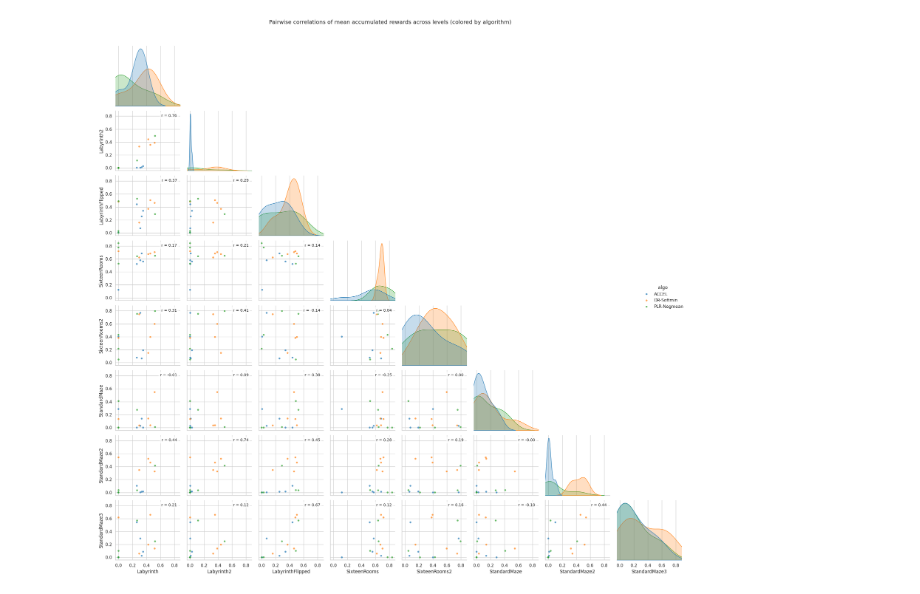
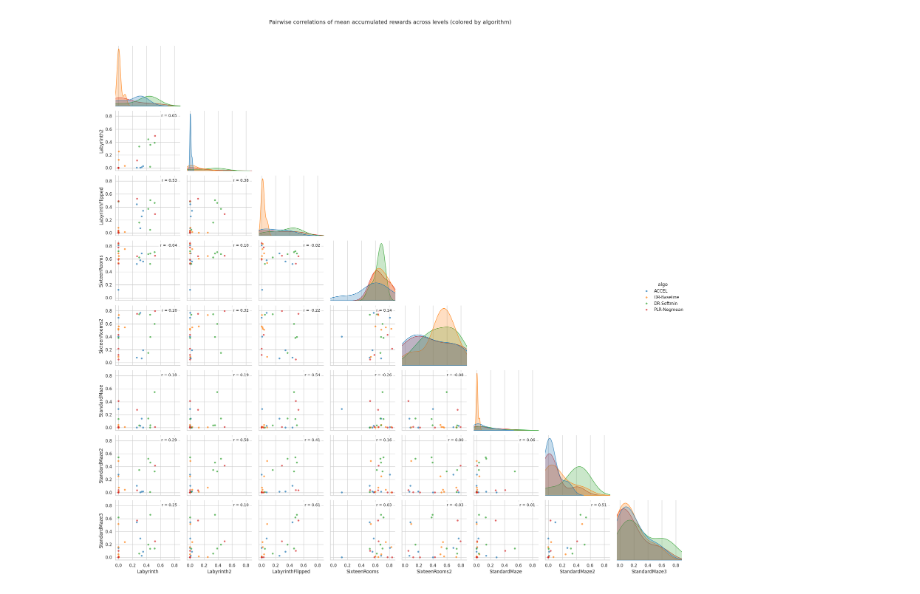
Before and after one commit to callum-lawson/evo-ued, a Jupyter notebook: notebooks/eda_combined_results.ipynb, the cells around one changed output. Drawn from its saved outputs; the diff is of its cells as text; code cells hidden in the pictures.

```diff
--- a/notebooks/eda_combined_results.ipynb
+++ b/notebooks/eda_combined_results.ipynb
@@ -6,7 +6,7 @@ import pandas as pd
 NB_DIR = Path(__file__).resolve().parent if '__file__' in globals() else Path.cwd()
 COMBINED_DIR = (NB_DIR / "../results/combined").resolve()
 
-COMBINED_FILENAME = "accel_dr-softmin_plr-negmean_30k.parquet"  # e.g., "my_group.parquet"
+COMBINED_FILENAME = "dr-softmin_negmean_accel_30k-50k.parquet"  # e.g., "my_group.parquet"
 
 if not COMBINED_DIR.exists():
     raise FileNotFoundError(f"Combined directory not found: {COMBINED_DIR}")
@@ -128,6 +166,7 @@ pairwise.head(20)
 import seaborn as sns
 import matplotlib.pyplot as plt
 import pandas as pd
+import numpy as np
 
 # Mean across attempts per (algo, seed, level_name)
 level_means = (
@@ -144,6 +183,12 @@ level_wide = (
     .reset_index()
 )
 
+# Dynamically assign a color palette with as many colors as there are algos
+unique_algos = level_wide["algo"].dropna().unique()
+n_algos = len(unique_algos)
+palette = sns.color_palette("tab10", n_algos)
+algo_palette = dict(zip(unique_algos, palette))
+
 level_cols = [c for c in level_wide.columns if c not in ("algo", "seed")]
 if len(level_cols) < 2:
     raise ValueError(f"Need at least 2 levels; found {len(level_cols)}")
@@ -153,64 +198,53 @@ g = sns.pairplot(
     level_wide,
     vars=level_cols,
     hue="algo",
-    palette="tab10",
+    palette=algo_palette,
     corner=True,
     plot_kws={"alpha": 0.7, "s": 22, "edgecolor": "none"},
     diag_kind="kde"
 )
 g.fig.suptitle("Pairwise correlations of mean accumulated rewards across levels (colored by algorithm)", y=1.02)
-# pyright: reportMissingImports=false
-import numpy as np
 
-# Compute global data bounds across all level columns
+# Global bounds with small margin
 vals = level_wide[level_cols].to_numpy(dtype=float)
-vmin = np.nanmin(vals)
-vmax = np.nanmax(vals)
+vmin = np.nanmin(vals); vmax = np.nanmax(vals)
 if not np.isfinite(vmin) or not np.isfinite(vmax):
     vmin, vmax = 0.0, 1.0
 if vmin == vmax:
     eps = 1e-6
     vmin, vmax = vmin - eps, vmax + eps
-
 margin = 0.05 * (vmax - vmin)
 lo, hi = vmin - margin, vmax + margin
 
 # Apply limits to all subplots
 for i, row in enumerate(g.axes):
     for j, ax in enumerate(row):
         if ax is None:
             continue
         if i == j:
-            ax.set_xlim(lo, hi)       # diagonal: x only
+            ax.set_xlim(lo, hi)   # diagonal: x only
         else:
             ax.set_xlim(lo, hi)
             ax.set_ylim(lo, hi)
 
-# Annotate each off-diagonal subplot with Pearson r
-import numpy as np
-
+# Annotate each off-diagonal subplot with Pearson r (top-right)
 for i, xi in enumerate(level_cols):
     for j, yi in enumerate(level_cols):
-        # skip diagonal and any missing axes (e.g., when corner=True)
         if i == j:
             continue
         ax = g.axes[i, j] if hasattr(g, "axes") else None
         if ax is None:
             continue
-        # compute r on available points
         sub = level_wide[[xi, yi]].dropna()
-        if len(sub) < 2:
-            r = np.nan
-        else:
-            r = sub.corr(method="pearson").iloc[0, 1]
+        r = np.nan if len(sub) < 2 else sub.corr(method="pearson").iloc[0, 1]
         ax.text(
             0.95, 0.95, f"r = {r:.2f}",
             transform=ax.transAxes, ha="right", va="top",
             fontsize=10,
             bbox=dict(facecolor="white", edgecolor="none", alpha=0.7)
         )
 
 plt.tight_layout()
 plt.show()
 # %% [output]
-[figure, old version]
+[figure, new version]
```
Also changed, not shown: parts of 5 cells of this notebook, 1 other file.
